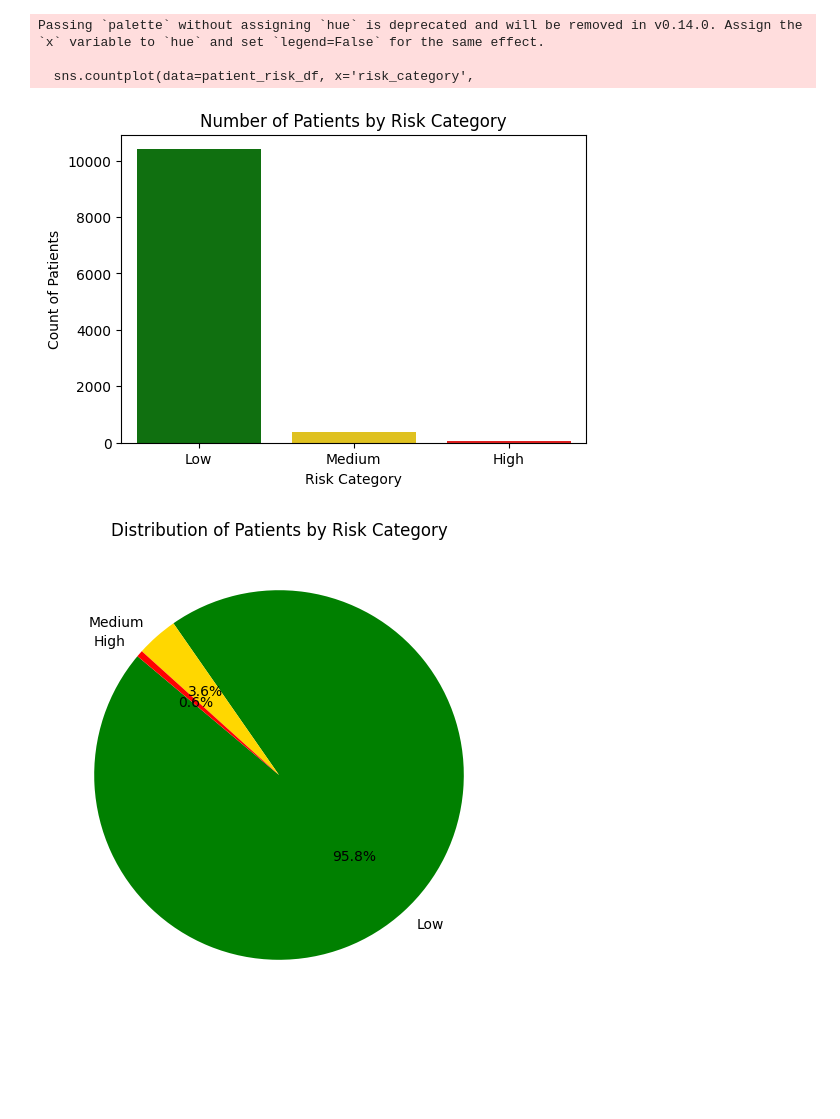
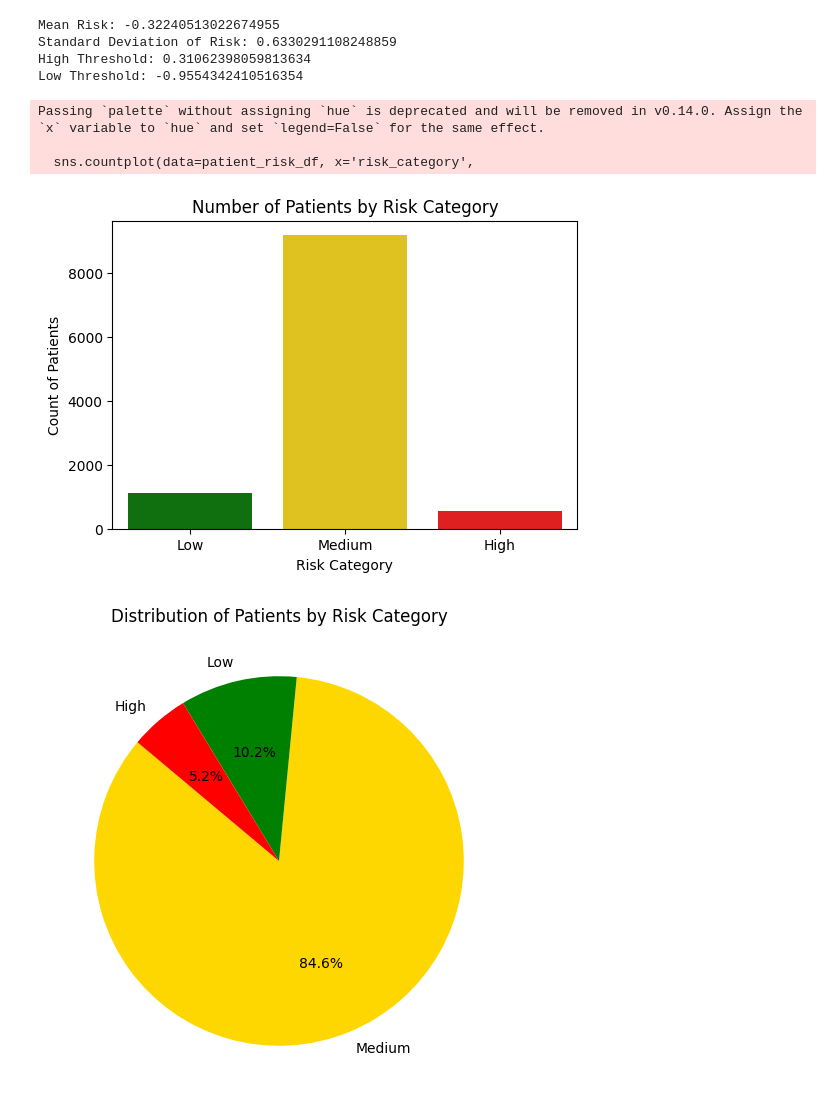
Before and after one commit to Fulankeee/SmilePass, a Jupyter notebook: Risk_level_analysis.ipynb, the cells around one changed output. Drawn from its saved outputs; the diff is of its cells as text; code cells hidden in the pictures; blank space fills up the shorter version.

```diff
--- a/Risk_level_analysis.ipynb
+++ b/Risk_level_analysis.ipynb
@@ -145,3 +145,21 @@ plt.show()
+# %%
+# n using those values to set data-driven thresholds for categorizing patients into Low, Medium, or High risk.
+mean_risk = patient_risk_df['final_risk'].mean()
+std_risk = patient_risk_df['final_risk'].std()
+
+print("Mean Risk:", mean_risk)
+print("Standard Deviation of Risk:", std_risk)
+
+high_threshold = mean_risk + std_risk  # 1 SD above the mean
+low_threshold = mean_risk - std_risk   # 1 SD below the mean
+
+print("High Threshold:", high_threshold)
+print("Low Threshold:", low_threshold)
+# %% [output]
+Mean Risk: -0.32240513022674955
+Standard Deviation of Risk: 0.6330291108248859
+High Threshold: 0.31062398059813634
+Low Threshold: -0.9554342410516354
 # %%
 # High_risk_patient_id = []
 # for i, r in enumerate(patient_risk_df['final_risk']):
@@ -172,9 +190,9 @@ import seaborn as sns
 import matplotlib.pyplot as plt
 
 def categorize_risk(r):
-    if r > 1:
+    if r > high_threshold:
         return 'High'
-    elif r > 0:
+    elif r > low_threshold:
         return 'Medium'
     else:
         return 'Low'
@@ -182,33 +200,33 @@ def categorize_risk(r):
 patient_risk_df['risk_category'] = patient_risk_df['final_risk'].apply(categorize_risk)
 
 # -------------------------------------
 # Bar Chart of Risk Categories
 # -------------------------------------
 plt.figure(figsize=(6, 4))
 sns.countplot(data=patient_risk_df, x='risk_category',
               order=['Low', 'Medium', 'High'],
               palette=['green','gold','red'])
 plt.title('Number of Patients by Risk Category')
 plt.xlabel('Risk Category')
 plt.ylabel('Count of Patients')
 plt.show()
 
 # -------------------------------------
 # Pie Chart of Risk Categories
 # -------------------------------------
 risk_counts = patient_risk_df['risk_category'].value_counts()
 
 plt.figure(figsize=(6,6))
 plt.pie(risk_counts,
         labels=risk_counts.index,
         autopct='%1.1f%%',
         startangle=140,
-        colors=['green','gold','red'])
+        colors=['gold','green','red'])
 plt.title('Distribution of Patients by Risk Category')
 plt.show()
 # %% [output]
 Passing `palette` without assigning `hue` is deprecated and will be removed in v0.14.0. Assign the `x` variable to `hue` and set `legend=False` for the same effect.
 
   sns.countplot(data=patient_risk_df, x='risk_category',
-[figure, old version]
+[figure, new version]
-[figure, old version]
+[figure, new version]
```
Also changed, not shown: parts of 6 cells of this notebook, 2 other files.
